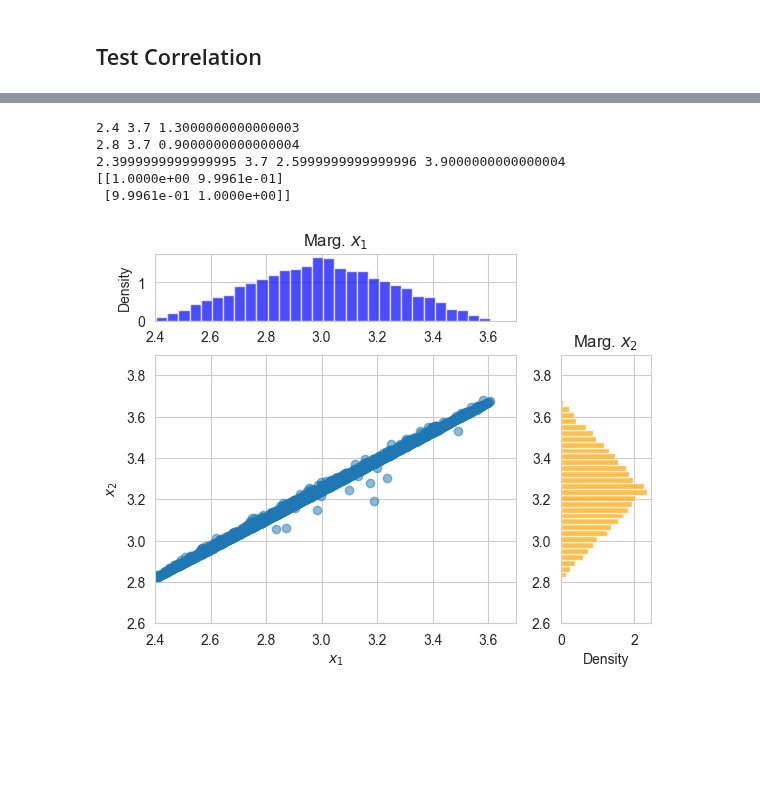
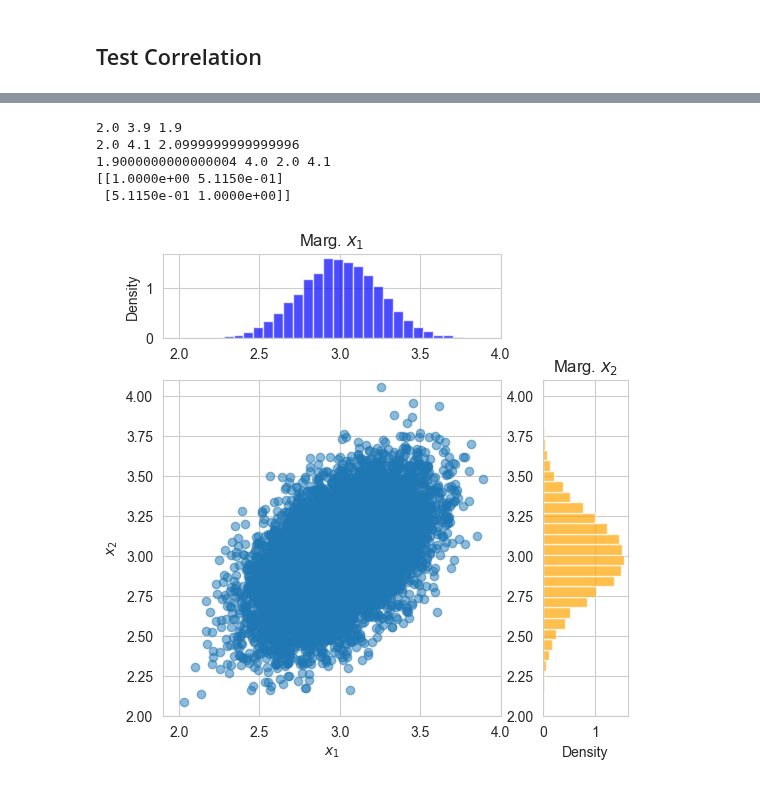
Before and after one commit to empir19nrm02/empir19nrm02, a Jupyter notebook: empir19nrm02/Jupyter/DR2-93_Scalar.ipynb, the cells around one changed output, grey strips where cells are left out. Cells and saved outputs as stored; diff of their text form; code cells hidden in the pictures; blank space fills up the shorter version.

```diff
--- a/empir19nrm02/Jupyter/DR2-93_Scalar.ipynb
+++ b/empir19nrm02/Jupyter/DR2-93_Scalar.ipynb
@@ -247,44 +246,14 @@ def generate_corr_numbers( vmean, vstd, corr,trials, distr = 'normal'):
     # scale and shift the numbers
     v3=vstd[:, np.newaxis] * v2 + vmean[:, np.newaxis]
     return v3
-
-# we have a vector x1 with random numbers and need a second vector x2 with a given correlation
-def generate_corr_numbers2( x1, corr, mean_new=None, stdDev_new=None):
-    """
-    Generate a second vector with a given correlation to the first vector
-    :param x1:      first vector
-    :param corr:    correlation between the random numbers inside the vector (simple case with one correlation only)
-    :return:        second vector with a given correlation to the first vector
-    """
-    number = x1.size
-    x1Mean = np.mean(x1)
-    x1Std = np.std(x1)
-
-    x1Norm = (x1 - x1Mean)/x1Std
-
-    corr_matrix = np.ones([number, number])*corr
-    for i in range(number):
-        corr_matrix[i,i]=1
-    SD = np.ones(number)
-    cov_matrix = np.outer(SD, SD)*corr_matrix
-    cov_matrix_cholesky = np.linalg.cholesky(cov_matrix)
-    # introduce the correlation
-    v2 = np.dot(cov_matrix_cholesky, x1Norm)
-    # scale and shift the numbers
-    if mean_new is None:
-        mean_new = x1Mean
-    if stdDev_new is None:
-        stdDev_new = x1Std
-    v3=v2*stdDev_new + mean_new
-    return v3
-
-x22 = generate_corr_numbers2(x1, 0.5)
-showCorrelationMarginal(x1, x22)
-print( np.corrcoef(x1, x22))
-# %% [output]
-2.4 3.7 1.3000000000000003
-2.8 3.7 0.9000000000000004
-2.3999999999999995 3.7 2.5999999999999996 3.9000000000000004
-[[1.0000e+00 9.9961e-01]
- [9.9961e-01 1.0000e+00]]
-[figure, removed]
+# %%
+v3 = generate_corr_numbers(np.ones(2)*mean_x1, np.ones(2)*std_x1, 0.5, Number_of_Trials)
+showCorrelationMarginal(v3[0], v3[1])
+print( np.corrcoef(v3[0], v3[1]))
+# %% [output]
+2.0 3.9 1.9
+2.0 4.1 2.0999999999999996
+1.9000000000000004 4.0 2.0 4.1
+[[1.0000e+00 5.1150e-01]
+ [5.1150e-01 1.0000e+00]]
+[figure, added]
```
Also changed, not shown: parts of 10 cells of this notebook, 1 other file.
